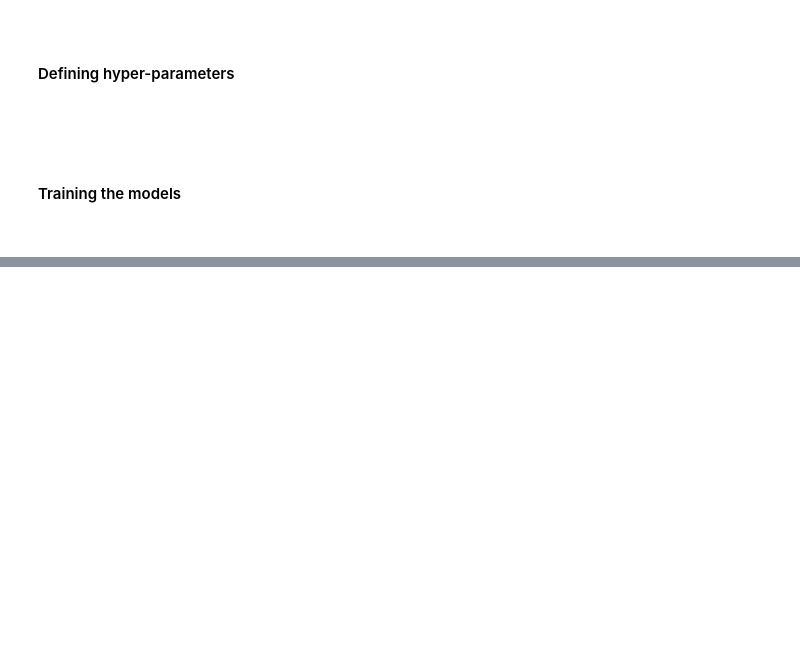
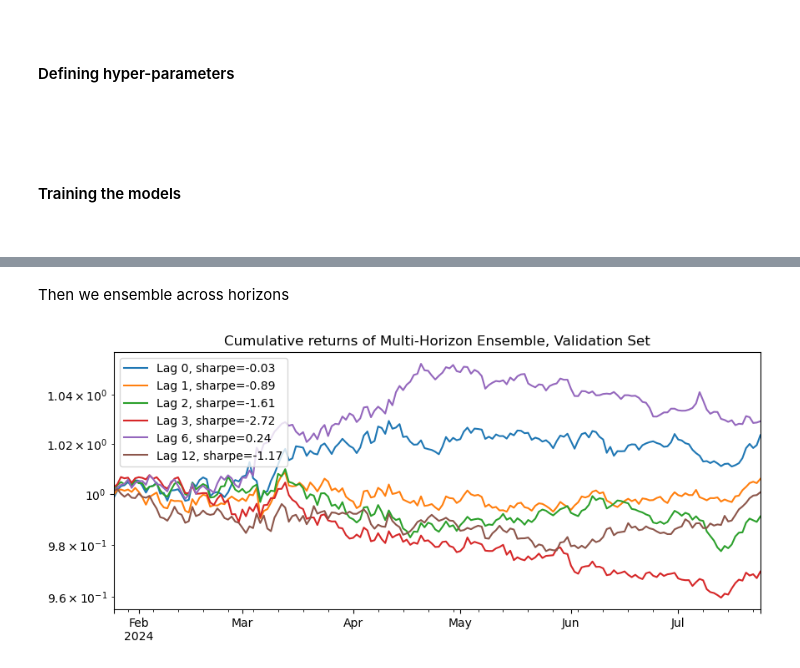
Before and after one commit to anbinh-bui/Crypto-Return-Creative-Modelling-Project, a Jupyter notebook: AI Project.ipynb, the cells around one changed output, grey strips where cells are left out. Saved outputs shown, nothing was run; the diff lists cells and outputs as text; code cells hidden in the pictures; blank space fills up the shorter version.

```diff
--- a/AI Project.ipynb
+++ b/AI Project.ipynb
@@ -641,6 +679,15 @@ def train_predict_period(
             X=features_normalized_train_fold,
         )
 
+        # Feature importance
+        booster = model.get_booster()
+        fscore = booster.get_score(importance_type="gain")  # dict: {feature_name: gain}
+
+        importance_gain = (
+        pd.Series(fscore, name=str(last_date_train_fold))
+        .sort_values(ascending=False)
+        )
+
         # Predict on the validation set
         predictions = model.predict(
             features_normalized_validate_fold)
@@ -650,10 +697,9 @@ def train_predict_period(
         ).unstack()
 
         # Output results
-        return pd.concat(
-            {str(last_date_train_fold) : predictions},
-            axis=1
-        )
+        return (pd.concat({str(last_date_train_fold) : predictions}, axis=1),
+                importance_gain)
+
 
 # Fix all but one function parameters to iterate on the last one
 partial_train_predict_period = partial(
@@ -664,16 +710,23 @@ partial_train_predict_period = partial(
 
 # Train using one core per date
 predictions = []
+importances = [] # feature importance
 for date in rebalancing_dates:
-    pred = train_predict_period(
+    pred, imp = train_predict_period(
         last_date_train_fold=date,
         returns=data['return'],
         hyperparameters=hyperparameters  # or model parameters
     )
     predictions.append(pred)
+    importances.append(imp)
 
 # Reformat predictions
 predictions = pd.concat(predictions, axis=1).T.groupby(level=1).sum().T
+importance_df = pd.concat(importances, axis=1).fillna(0)
+importance_mean = importance_df.mean(axis=1).sort_values(ascending=False)
+
+print("Top 30 features by average gain across folds:")
+display(importance_mean.head(30))
 
 # Remove extra zeros added in the process, as we don't want to take positions
 # if there was no prediction
@@ -717,0 +954,22 @@ Total Training time is 1210.4026501178741 seconds
+# %% [markdown]
+Then we ensemble across horizons
+# %%
+# Simple averaging ensemble
+predictions_ensemble = (
+    predictions_by_horizon["1h"] +
+    predictions_by_horizon["3h"] +
+    predictions_by_horizon["6h"] +
+    predictions_by_horizon["12h"]
+) / 4
+
+# Analyze ensemble
+analyze_expected_returns(
+    expected_returns=predictions_ensemble.loc[start_date_validate:last_date_validate],
+    returns=data["return"].loc[start_date_validate:last_date_validate],
+    rfr_hourly=rfr_hourly,
+    title="Multi-Horizon Ensemble, Validation Set",
+    lags=[0, 1, 2, 3, 6, 12],
+    tc=tc,
+)
+# %% [output]
+[figure, added]
```
Also changed, not shown: parts of 8 cells of this notebook.
